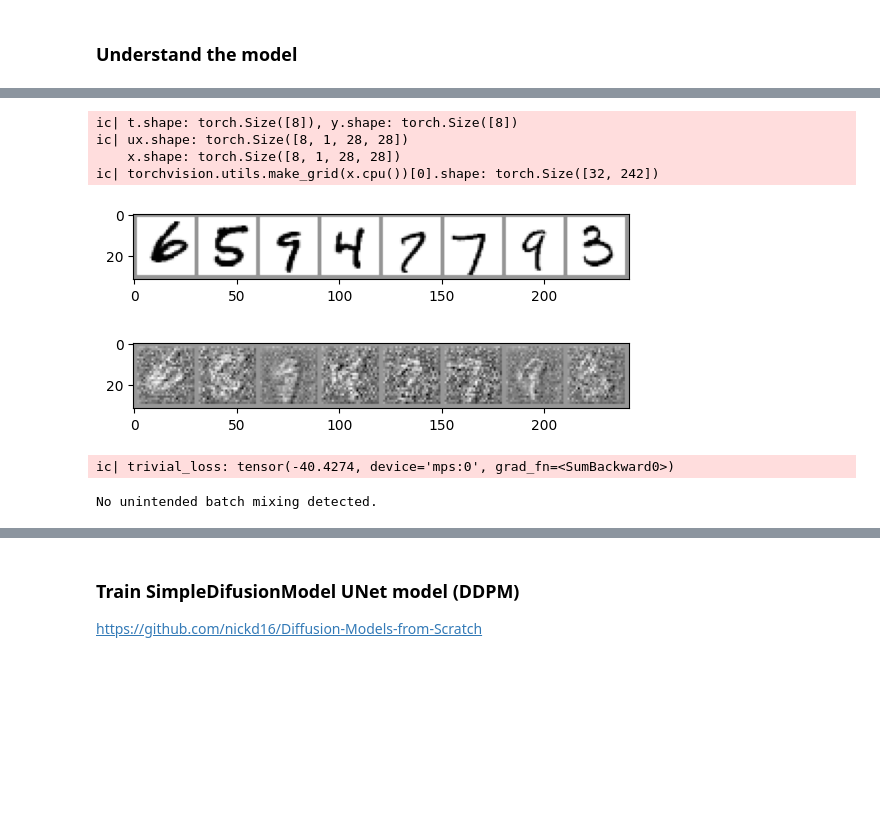
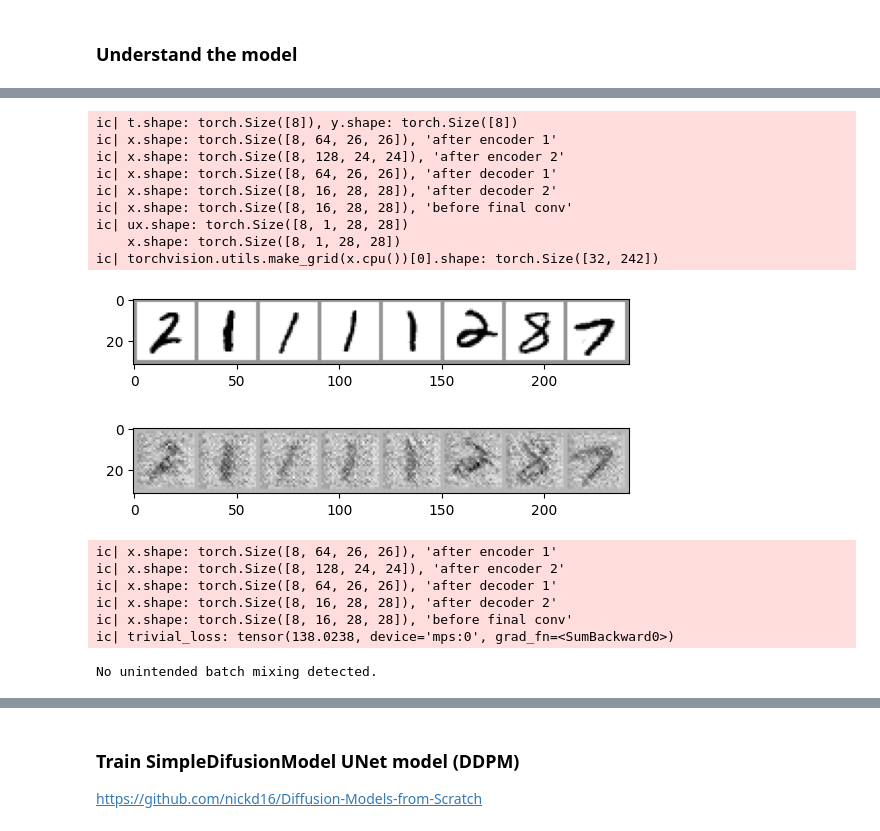
Before and after one commit to jean-kunz/cop_diffusion, a Jupyter notebook: nbks/diffusion_from_scratch.ipynb, the cells around one changed output, grey strips where cells are left out. Cells and saved outputs as stored; diff of their text form; code cells hidden in the pictures; blank space fills up the shorter version.

```diff
--- a/nbks/diffusion_from_scratch.ipynb
+++ b/nbks/diffusion_from_scratch.ipynb
@@ -397,14 +400,14 @@ class SimpleDiffusionModel(nn.Module):
         self.fc1 = nn.Linear(embedding_dim, 16 * 28 * 28)
 
         # U-Net-like architecture with skip connections
-        self.encoder1 = nn.Conv2d(16, 64, kernel_size=3, padding=1)
+        self.encoder1 = nn.Conv2d(16, 64, kernel_size=3, padding=0)
         self.bn1 = nn.BatchNorm2d(64)
-        self.encoder2 = nn.Conv2d(64, 128, kernel_size=3, padding=1)
+        self.encoder2 = nn.Conv2d(64, 128, kernel_size=3, padding=0)
         self.bn2 = nn.BatchNorm2d(128)
         # self.encoder3 = nn.Conv2d(64, 128, kernel_size=3, padding=1)
         # self.decoder1 = nn.ConvTranspose2d(128, 64, kernel_size=3, padding=1)
-        self.decoder1 = nn.ConvTranspose2d(128, 64, kernel_size=3, padding=1)
-        self.decoder2 = nn.ConvTranspose2d(64, 16, kernel_size=3, padding=1)
+        self.decoder1 = nn.ConvTranspose2d(128, 64, kernel_size=3, padding=0)
+        self.decoder2 = nn.ConvTranspose2d(64, 16, kernel_size=3, padding=0)
 
         self.final_conv = nn.Conv2d(16, 1, kernel_size=3, padding=1)
 
@@ -430,21 +433,26 @@ class SimpleDiffusionModel(nn.Module):
         x = x + emb_proj
         # ic(x.shape, "after x + emb_proj")
         x = F.relu(self.bn1(self.encoder1(x)))
+        ic(x.shape, "after encoder 1")
         # NB: pooling prevent the model from working
         skip1 = x  # For potential skip connections
 
         x = F.relu(self.bn2(self.encoder2(x)))
         skip2 = x  # For potential skip connections
+        ic(x.shape, "after encoder 2")
 
         # skip3 = x
         # x = F.relu(self.encoder3(x))
 
         # Decoder
-        x = F.relu(self.decoder1(x + skip2))
+        x = F.relu(self.decoder1(x))
+        ic(x.shape, "after decoder 1")
         x = F.relu(self.decoder2(x + skip1))
+        ic(x.shape, "after decoder 2")
         # x = F.relu(self.decoder3(x + skip1))
 
         # Final output
+        ic(x.shape, "before final conv")
         x = self.final_conv(x)  # No activation
         return x  # Predicted noise
 
@@ -476,36 +484,46 @@ optimizer = torch.optim.Adam(model.parameters(), lr=1e-3)
 inputs = torch.rand((8, 1, 28, 28), requires_grad=True, device=device)
 model.eval()  # to disable batch norm that breaks this check
 output = model(inputs, t, y)
 i = 2
 trivial_loss = output[i].sum()  # Sum the outputs of example i
 ic(trivial_loss)
 # Backward pass
 
 model.zero_grad()
 trivial_loss.backward()
 
 
 for idx in range(8):
     if idx == i:
         # We expect non-zero gradients for this example
         assert (
             inputs.grad[idx].abs().sum() > 0
         ), f"Gradient should be non-zero for example {i}"
     else:
         # We expect zero gradients for all other examples
         assert (
             inputs.grad[idx].abs().sum() == 0
         ), f"Unexpected gradient for example {idx}"
 
 print("No unintended batch mixing detected.")
 # %% [output]
 ic| t.shape: torch.Size([8]), y.shape: torch.Size([8])
+ic| x.shape: torch.Size([8, 64, 26, 26]), 'after encoder 1'
+ic| x.shape: torch.Size([8, 128, 24, 24]), 'after encoder 2'
+ic| x.shape: torch.Size([8, 64, 26, 26]), 'after decoder 1'
+ic| x.shape: torch.Size([8, 16, 28, 28]), 'after decoder 2'
+ic| x.shape: torch.Size([8, 16, 28, 28]), 'before final conv'
 ic| ux.shape: torch.Size([8, 1, 28, 28])
     x.shape: torch.Size([8, 1, 28, 28])
 ic| torchvision.utils.make_grid(x.cpu())[0].shape: torch.Size([32, 242])
-[figure, old version]
+[figure, new version]
-[figure, old version]
+[figure, new version]
-ic| trivial_loss: tensor(-40.4274, device='mps:0', grad_fn=<SumBackward0>)
+ic| x.shape: torch.Size([8, 64, 26, 26]), 'after encoder 1'
+ic| x.shape: torch.Size([8, 128, 24, 24]), 'after encoder 2'
+ic| x.shape: torch.Size([8, 64, 26, 26]), 'after decoder 1'
+ic| x.shape: torch.Size([8, 16, 28, 28]), 'after decoder 2'
+ic| x.shape: torch.Size([8, 16, 28, 28]), 'before final conv'
+ic| trivial_loss: tensor(138.0238, device='mps:0', grad_fn=<SumBackward0>)
 No unintended batch mixing detected.
 # %%
 # image show for tensorboard
```
Also changed, not shown: parts of 7 cells of this notebook.
